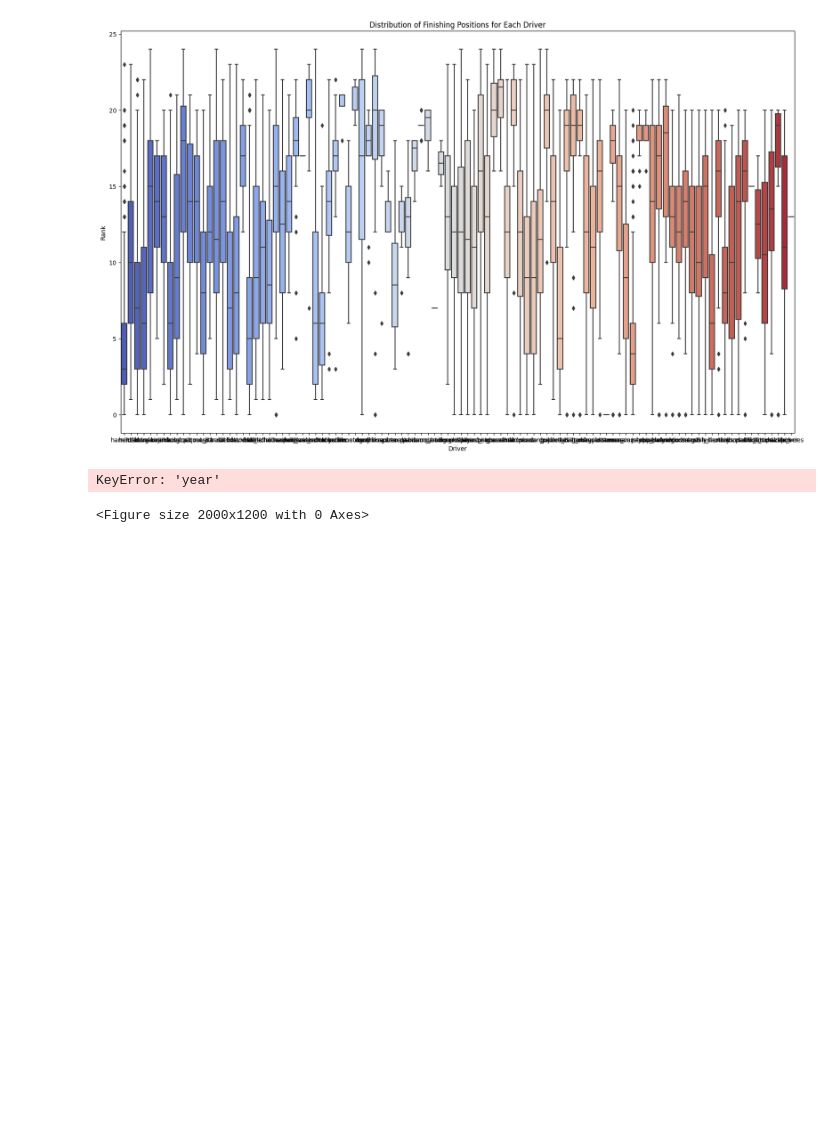
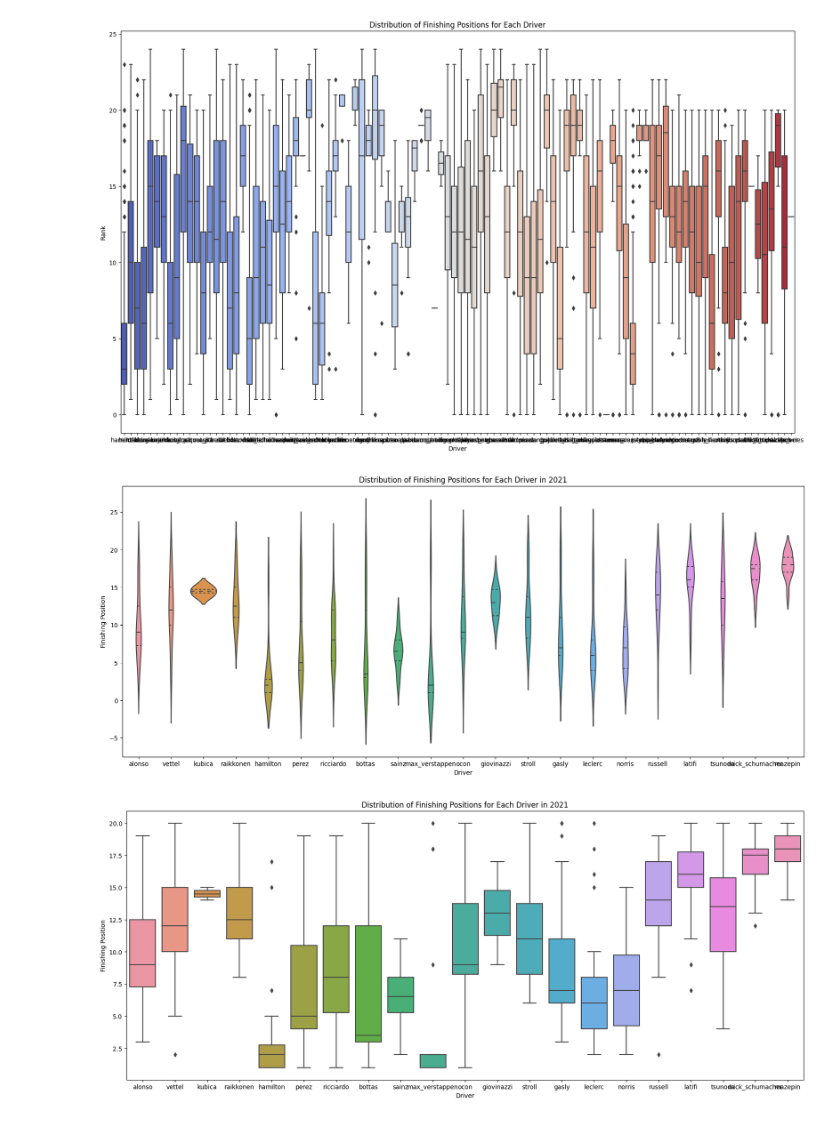
Before and after one commit to ESPersonnel/Lux-Dev-Data-Science, a Jupyter notebook: week-4/F1-EDA.ipynb, the cells around one changed output. Saved outputs shown, nothing was run; the diff lists cells and outputs as text; code cells hidden in the pictures; blank space fills up the shorter version.

Commit message:
F1 EDA, various visualizations added.

```diff
--- a/week-4/F1-EDA.ipynb
+++ b/week-4/F1-EDA.ipynb
@@ -48,26 +57,43 @@ plt.show()
 # %% [output]
 [figure]
 # %%
-# Load the results and drivers dataframes
+import pandas as pd
+import matplotlib.pyplot as plt
+import seaborn as sns
+
+# Load the races, results, and drivers dataframes
+races_df = pd.read_csv('./f1-1950-2023/races.csv')
 results_df = pd.read_csv('./f1-1950-2023/results.csv')
 drivers_df = pd.read_csv('./f1-1950-2023/drivers.csv')
 
-# Merge the results and drivers dataframes
-merged_df = pd.merge(results_df, drivers_df, on='driverId')
+# Specify the year to visualize
+year = 2021
 
-# Remove the missing values from the rank column
-merged_df = merged_df[merged_df['rank'] != '\\N']
+# Merge the races, results, and drivers dataframes
+merged_df = pd.merge(races_df, results_df, on='raceId')
+merged_df = pd.merge(merged_df, drivers_df, on='driverId')
 
-# Convert the position column to numeric
-merged_df['rank'] = pd.to_numeric(merged_df['rank'])
+# Filter the merged dataframe to only include the year of interest
+merged_df = merged_df[merged_df['year'] == year]
 
-# Create a box plot to visualize the distribution of finishing positions for each driver in 2019
-plt.figure(figsize=(20, 12))
-sns.boxplot(x='driverRef', y='rank', data=merged_df[merged_df['year'] == 2019], palette='coolwarm')
-plt.title('Distribution of Finishing Positions for Each Driver in 2019')
+# Group by driver and calculate the average finishing position
+avg_pos_df = merged_df.groupby(['driverId', 'driverRef']).agg(avg_pos=('positionOrder', 'mean')).reset_index()
+
+# Create a violin plot to visualize the distribution of finishing positions for each driver
+plt.figure(figsize=(20, 8))
+sns.violinplot(x='driverRef', y='positionOrder', data=merged_df, inner='quartile')
+plt.title(f'Distribution of Finishing Positions for Each Driver in {year}')
 plt.xlabel('Driver')
-plt.ylabel('Rank')
+plt.ylabel('Finishing Position')
 plt.show()
+
+# A box plot to visualize the distribution of finishing positions for each driver
+plt.figure(figsize=(20, 8))
+sns.boxplot(x='driverRef', y='positionOrder', data=merged_df)
+plt.title(f'Distribution of Finishing Positions for Each Driver in {year}')
+plt.xlabel('Driver')
+plt.ylabel('Finishing Position')
+plt.show()
 # %% [output]
-KeyError: 'year'
-<Figure size 2000x1200 with 0 Axes>
+[figure, added]
+[figure, added]
```
Also changed, not shown: parts of 8 cells of this notebook.
